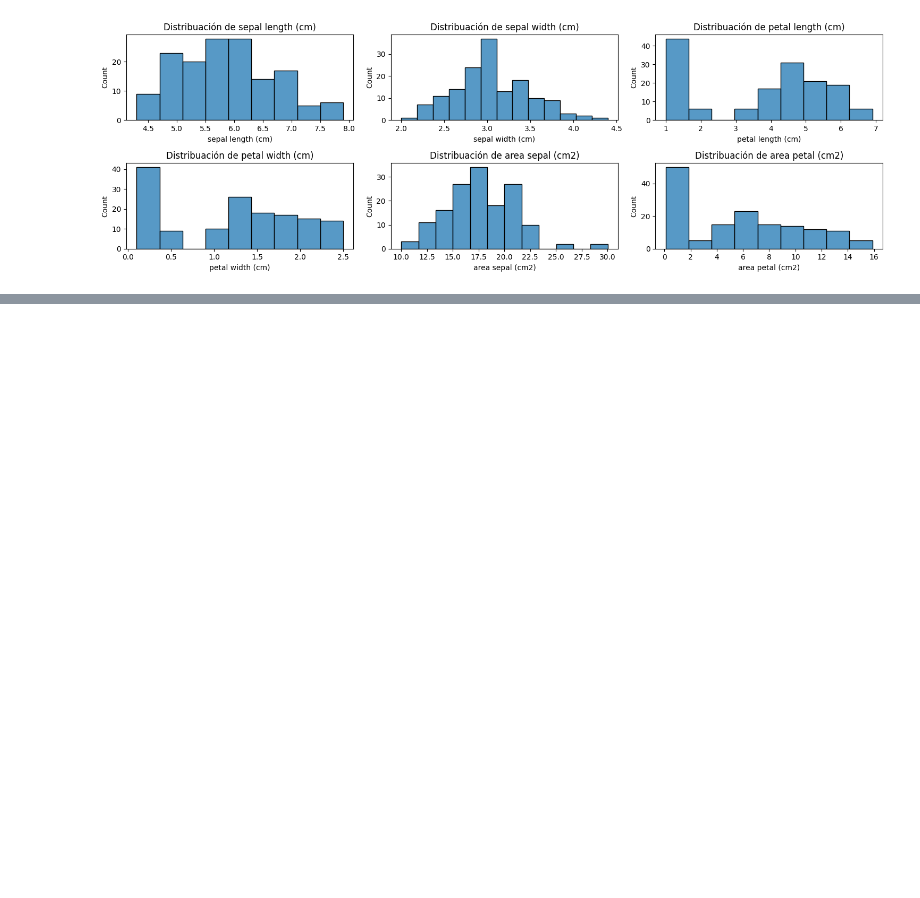
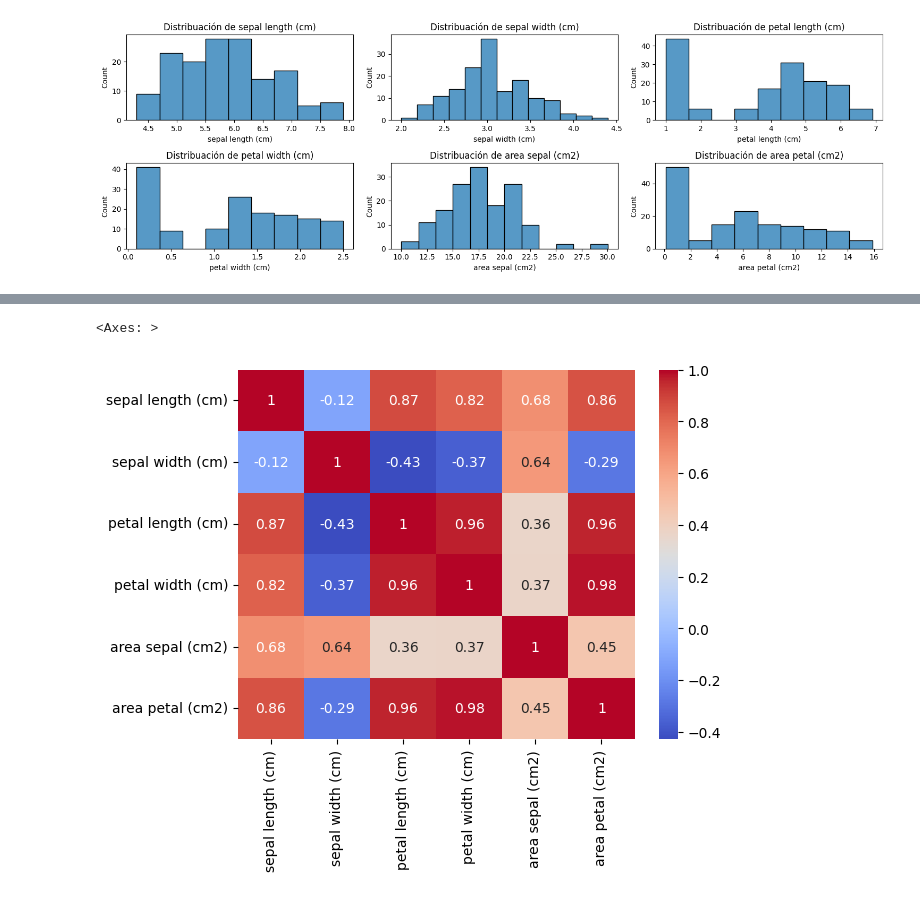
Before and after one commit to Sergio050799/DS102024, a Jupyter notebook: 2-DataAnalysis/10-EDA/Analisis_Datos_Iris_Sergio.ipynb, the cells around one changed output, grey strips where cells are left out. Drawn from its saved outputs; the diff is of its cells as text; code cells hidden in the pictures; blank space fills up the shorter version.

```diff
--- a/2-DataAnalysis/10-EDA/Analisis_Datos_Iris_Sergio.ipynb
+++ b/2-DataAnalysis/10-EDA/Analisis_Datos_Iris_Sergio.ipynb
@@ -260,0 +306,5 @@ plt.show();
+# %%
+sns.heatmap(df.drop(columns='clase').corr(),annot=True, cmap='coolwarm')
+# %% [output]
+<Axes: >
+[figure, added]
```
Also changed, not shown: parts of 16 cells of this notebook, 4 other files.
